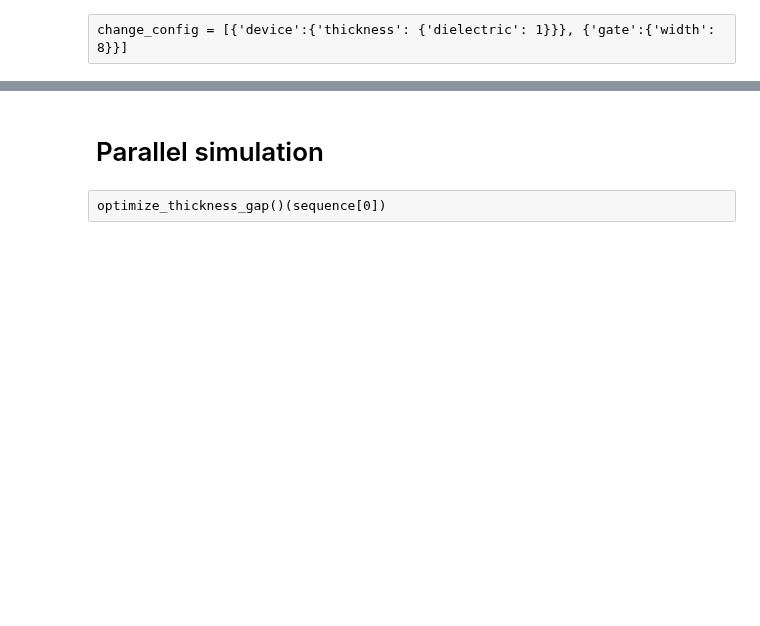
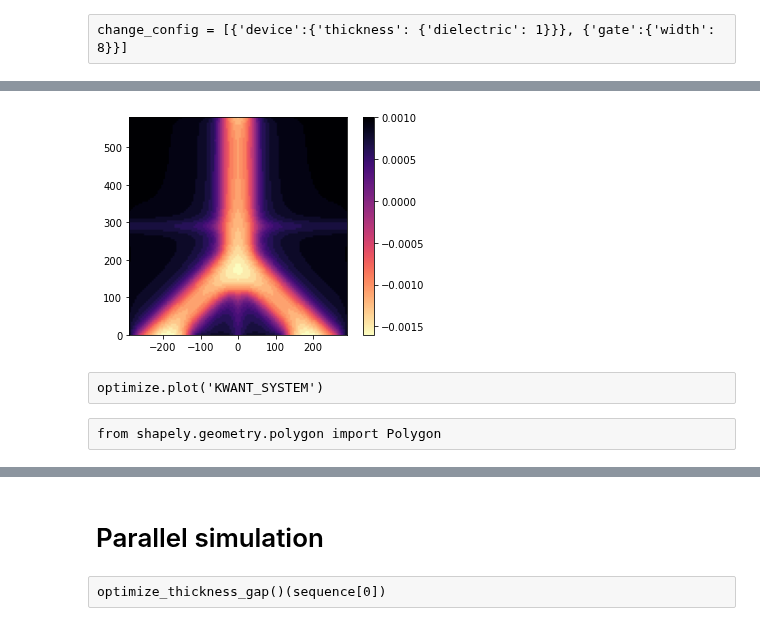
Before and after one commit to Satin21/Trijunction, a Jupyter notebook: analysis/Y.ipynb, the cells around one changed output, grey strips where cells are left out. Cells and saved outputs as stored; diff of their text form; code cells hidden in the pictures; blank space fills up the shorter version.

```diff
--- a/analysis/Y.ipynb
+++ b/analysis/Y.ipynb
@@ -98,0 +81,7 @@ sequence = np.array(list(product(dielectric_thickness, gate_separation)))
+# %%
+optimize = Optimize(config,
+                    poisson_system = [],
+                    linear_problem = [],
+                    boundaries = [],
+                    grid = config['device']['grid_spacing']['twoDEG']
+                   )
@@ -98,0 +168,8 @@ sequence = np.array(list(product(dielectric_thickness, gate_separation)))
+# %%
+optimize.plot('POTENTIAL')
+# %% [output]
+[figure, added]
+# %% [raw]
+optimize.plot('KWANT_SYSTEM')
+# %% [raw]
+from shapely.geometry.polygon import Polygon
```
Also changed, not shown: parts of 38 cells of this notebook, 13 other files.
